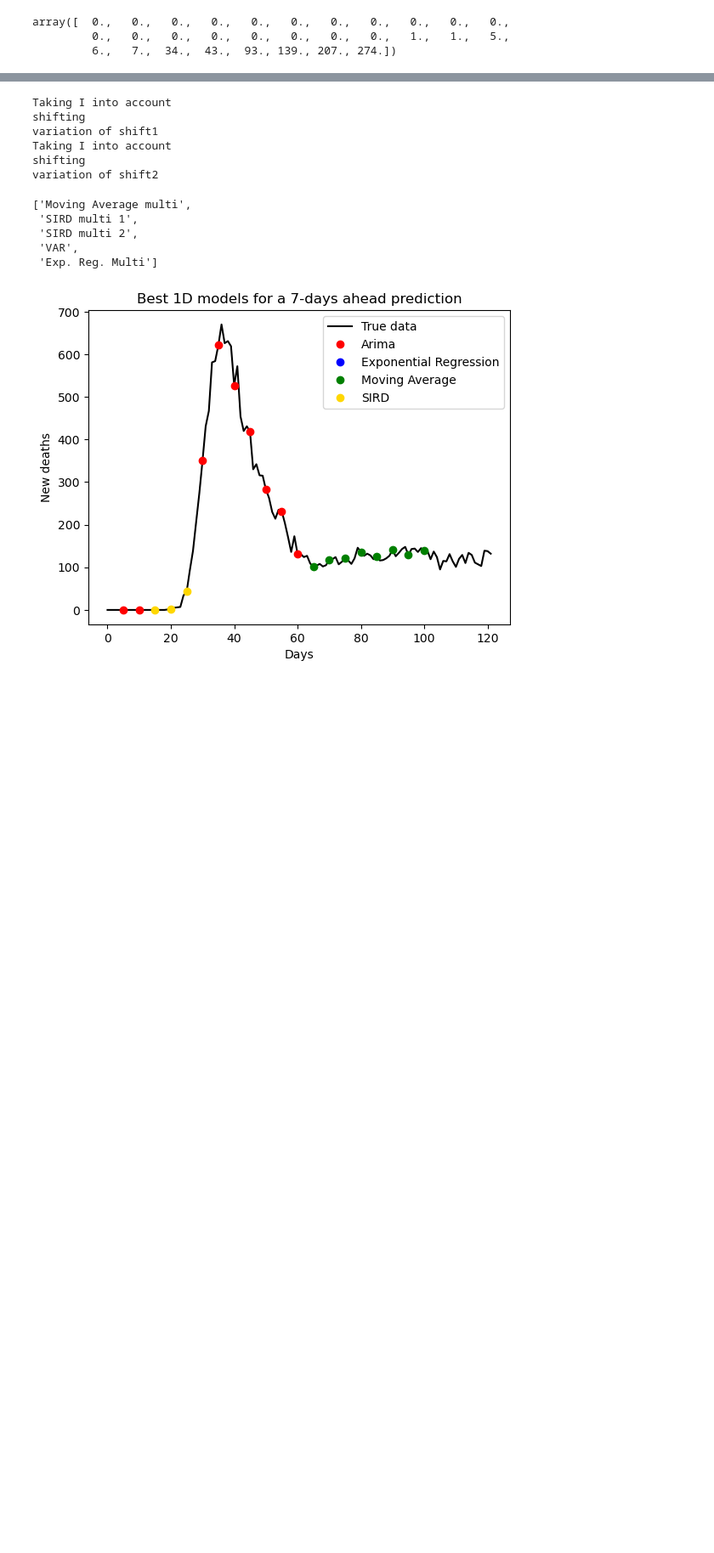
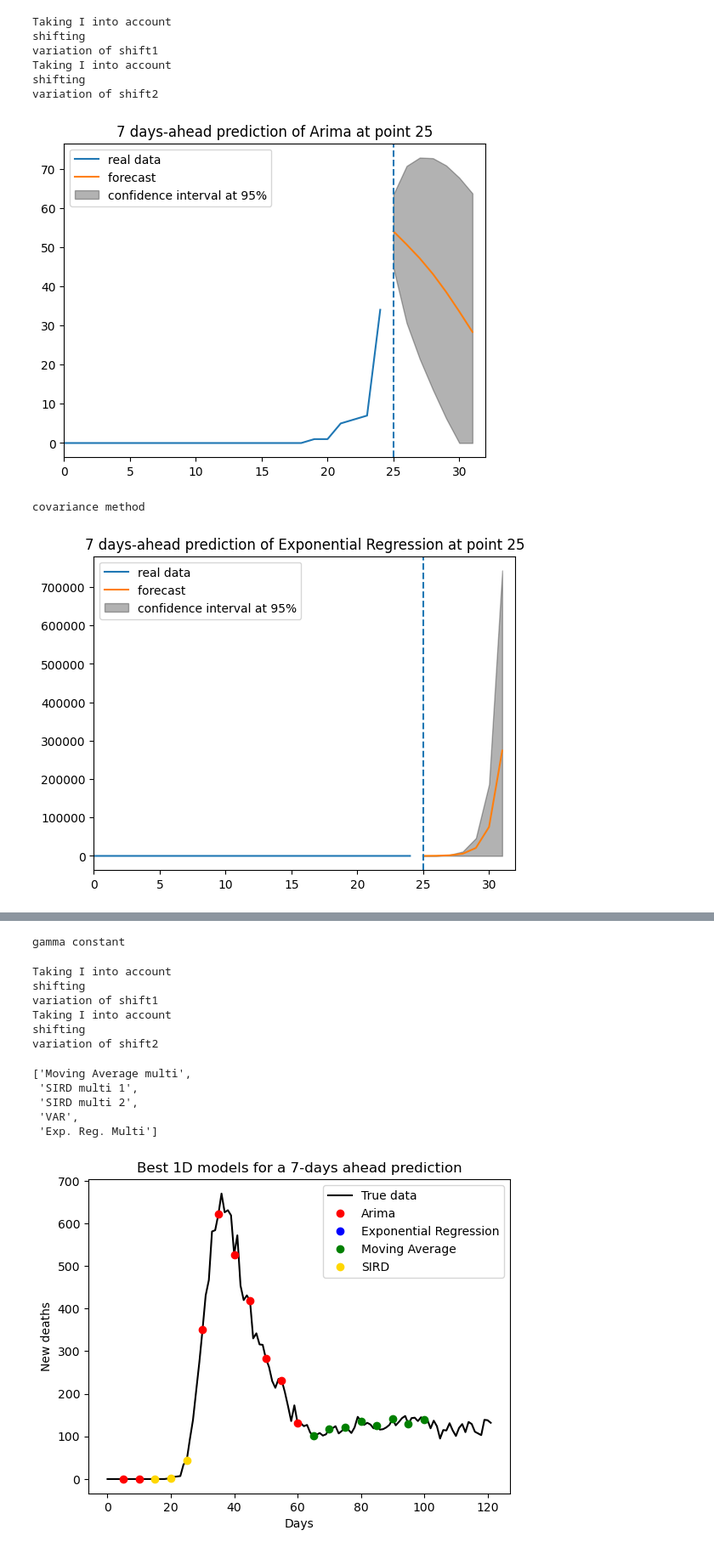
Before and after one commit to gregoirebechade/covid_internship, a Jupyter notebook: 07_global_evaluation_of_the_models.ipynb, the cells around one changed output, grey strips where cells are left out. Shown at 85% size. Drawn from its saved outputs; the diff is of its cells as text; code cells hidden in the pictures; blank space fills up the shorter version.

```diff
--- a/07_global_evaluation_of_the_models.ipynb
+++ b/07_global_evaluation_of_the_models.ipynb
@@ -45,12 +45,6 @@ data3D=np.array([new_deaths, n_infected, mobility_smoothed])
 # %%
 models1D=['Arima', 'Exponential Regression', 'Moving Average', 'SIRD']
 models3D=['Moving Average multi', 'SIRD multi 1', 'SIRD multi 2', 'VAR', 'Exp. Reg. Multi']
-# %%
-data3D[:, : 30][0]
-# %% [output]
-array([  0.,   0.,   0.,   0.,   0.,   0.,   0.,   0.,   0.,   0.,   0.,
-         0.,   0.,   0.,   0.,   0.,   0.,   0.,   0.,   1.,   1.,   5.,
-         6.,   7.,  34.,  43.,  93., 139., 207., 274.])
 # %%
 # checking points 25 and 30 :
 
@@ -63,48 +57,59 @@ mysird.choose_model(True, True)
 mysirdmulti1=Multi_SIRD_model()
 mysirdmulti1.choose_model(True, True, True)
 mysirdmulti2=Multi_SIRD_model()
 mysirdmulti2.choose_model(True, True, False)
 myvar=VAR_m()
 mymovingmulti=MovingAverageMulti()
-alphas=np.array([0.02, 0.05, 0.1, 0.2, 0.3, 0.4, 0.5, 0.6, 0.7, 0.8, 0.9])
+# alphas=np.array([0.02, 0.05, 0.1, 0.2, 0.3, 0.4, 0.5, 0.6, 0.7, 0.8, 0.9])
 indexs_points=[[25], [30]]
 reach=7
 weights=np.concatenate((np.array([0.5]), alphas * 0.5))
 dicoresults1D=dict()
 dicoresults3D=dict()
 
 for point in indexs_points:
-    myarima.train(new_deaths[: point[0]])
+    dates_of_pandemic_train=dates_of_pandemic[:point[0]]
+    myarima.train(dates_of_pandemic_train, new_deaths[: point[0]])
     myarima.plot(7, 0.05, title='7 days-ahead prediction of Arima at point '+str(point[0]))
     plt.show()
-    myexp.train(new_deaths[: point[0]])
-    myexp.plot(7, title='7 days-ahead prediction of Exponential Regression at point '+str(point[0]))
+    myexp.train(dates_of_pandemic_train,new_deaths[: point[0]])
+    myexp.plot(7,  0.05,title='7 days-ahead prediction of Exponential Regression at point '+str(point[0]))
     plt.show()
-    mymoving.train(new_deaths[: point[0]])
-    mymoving.plot(7, title='7 days-ahead prediction of Moving Average at point '+str(point[0]))
+    mymoving.train(dates_of_pandemic_train,new_deaths[: point[0]])
+    mymoving.plot(7,  0.05,title='7 days-ahead prediction of Moving Average at point '+str(point[0]))
     plt.show()
-    mysird.train(data3D[:, : point[0]])
-    mysird.plot(7, title='7 days-ahead prediction of SIRD at point '+str(point[0]))
+    mysird.train(dates_of_pandemic_train,new_deaths[ : point[0]])
+    mysird.plot(7,  0.05,title='7 days-ahead prediction of SIRD at point '+str(point[0]))
     plt.show()
-    myvar.train(data3D[:, : point[0]])
-    myvar.plot(7, title='7 days-ahead prediction of VAR at point '+str(point[0]))
+    myvar.train(dates_of_pandemic_train,data3D[:, : point[0]])
+    myvar.plot(7, 0.05, title='7 days-ahead prediction of VAR at point '+str(point[0]))
     plt.show()
-    myexpmulti.train(data3D[:, : point[0]])
-    myexpmulti.plot(7, title='7 days-ahead prediction of Multi Dimensional Exponential Regression at point '+str(point[0]))
+    myexpmulti.train(dates_of_pandemic_train,data3D[:, : point[0]])
+    myexpmulti.plot(7, 0.05, title='7 days-ahead prediction of Multi Dimensional Exponential Regression at point '+str(point[0]))
     plt.show()
-    mymovingmulti.train(data3D[:, : point[0]])
-    mymovingmulti.plot(7, title='7 days-ahead prediction of Multi Dimensional Moving Average at point '+str(point[0]))
+    mymovingmulti.train(dates_of_pandemic_train,data3D[:, : point[0]])
+    mymovingmulti.plot(7,  0.05,title='7 days-ahead prediction of Multi Dimensional Moving Average at point '+str(point[0]))
     plt.show()
-    mysirdmulti1.train(data3D[:, : point[0]])
-    mysirdmulti1.plot(7, title='7 days-ahead prediction of Multi Dimensional SIRD 1 at point '+str(point[0]))
+    mysirdmulti1.train(dates_of_pandemic_train,data3D[:, : point[0]])
+    mysirdmulti1.plot(7, 0.05, title='7 days-ahead prediction of Multi Dimensional SIRD 1 at point '+str(point[0]))
     plt.show()
-    mysirdmulti2.train(data3D[:, : point[0]])
-    mysirdmulti2.plot(7, title='7 days-ahead prediction of Multi Dimensional SIRD 2 at point '+str(point[0]))
+    mysirdmulti2.train(dates_of_pandemic_train,data3D[:, : point[0]])
+    mysirdmulti2.plot(7, 0.05, title='7 days-ahead prediction of Multi Dimensional SIRD 2 at point '+str(point[0]))
     plt.show()
     # def plot_predictions(models: list, data: np.array, dates_of_pandemic: np.array, reach: int, points_of_evaluation: list, fig, ax):
     fig, ax = plt.subplots()
     plot_predictions([myarima, myexp, mymoving, mysird], new_deaths, dates_of_pandemic, reach, point, fig, ax)
     plt.show()
     fig, ax = plt.subplots()
     plot_predictions([myvar, myexpmulti, mymovingmulti, mysirdmulti1, mysirdmulti2], data3D, dates_of_pandemic, reach, point, fig, ax)
     plt.show()
+# %% [output]
+Taking I into account
+shifting
+variation of shift1
+Taking I into account
+shifting
+variation of shift2
+[figure, added]
+covariance method
+[figure, added]
@@ -111,3 +117,4 @@ for point in indexs_points:
+gamma constant
 # %%
 myarima=ARIMA_Model()
 myexp=ExponentialRegression()
```
Also changed, not shown: parts of 1 cell of this notebook, 1 other file.
